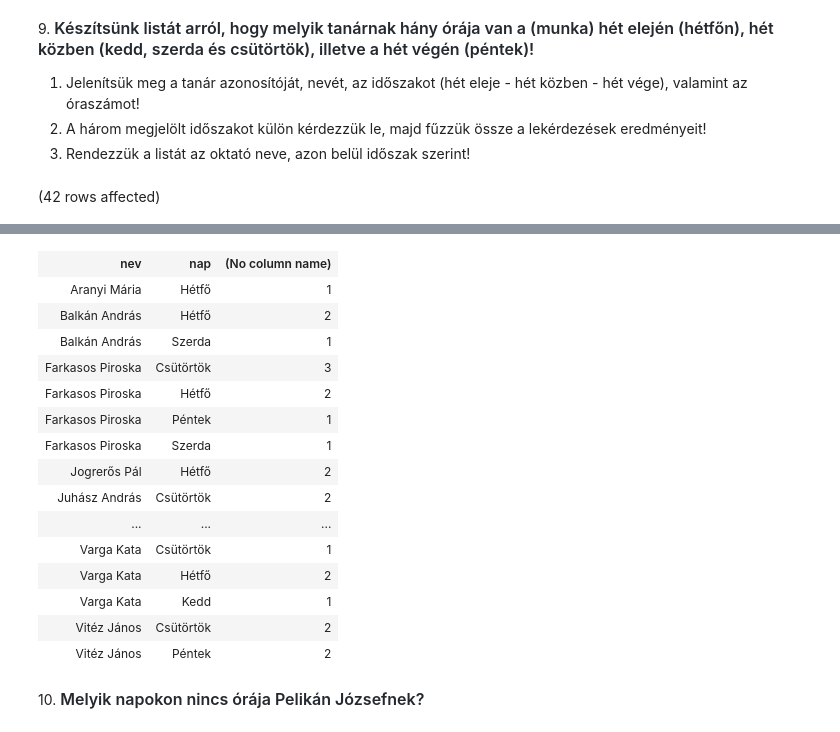
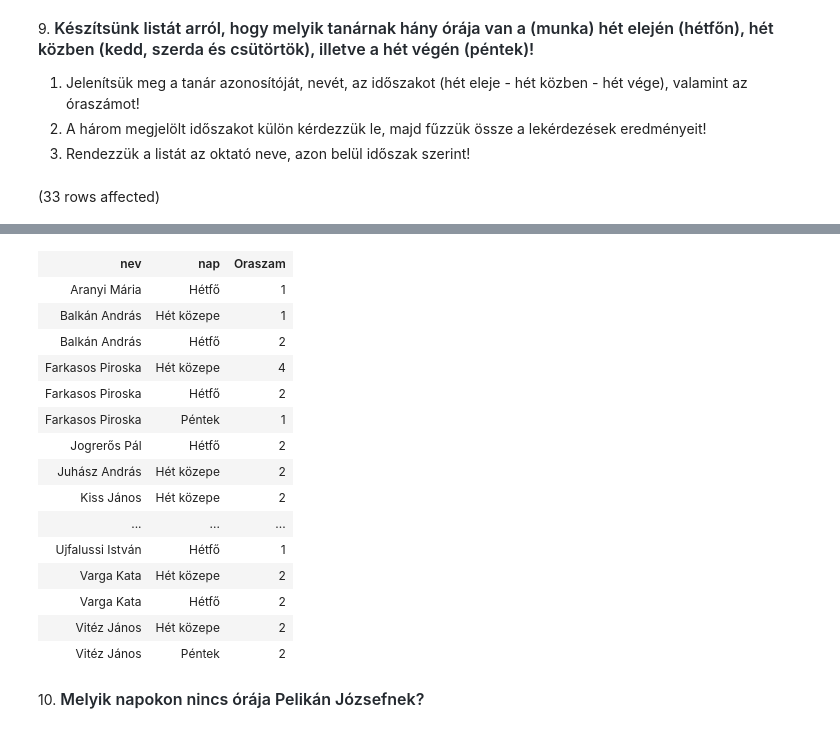
Before and after one commit to Munti05/sql_gyak, a Jupyter notebook: gyakorlat03_feladatok.ipynb, the cells around one changed output, grey strips where cells are left out. Drawn from its saved outputs; the diff is of its cells as text; code cells hidden in the pictures.

```diff
--- a/gyakorlat03_feladatok.ipynb
+++ b/gyakorlat03_feladatok.ipynb
@@ -201,7 +201,7 @@ Total execution time: 00:00:00.058
 2. A három megjelölt időszakot külön kérdezzük le, majd fűzzük össze a lekérdezések eredményeit!
 3. Rendezzük a listát az oktató neve, azon belül időszak szerint!
 # %%
-SELECT ok.nev, n.nap, COUNT(o.ora_id)
+SELECT ok.nev, n.nap, COUNT(o.ora_id) as 'Oraszam'
 FROM Oktatok ok JOIN Orak o ON ok.oktato_id = o.tanar
     JOIN Napok n ON n.nap_id = o.nap
 Where n.nap = 'Hétfő'
@@ -210,20 +210,26 @@ GROUP BY ok.nev, n.nap
 
 UNION
 
-SELECT ok.nev, n.nap, COUNT(o.ora_id)
+SELECT ok.nev,
+    Case
+        when n.nap in ('Kedd', 'Szerda', 'Csütörtök') then 'Hét közepe'
+    end,
+COUNT(o.ora_id) as 'Oraszam'
 FROM Oktatok ok JOIN Orak o ON ok.oktato_id = o.tanar
     JOIN Napok n ON n.nap_id = o.nap
 Where n.nap IN ('Kedd', 'Szerda', 'Csütörtök')
-GROUP BY ok.nev, n.nap
-
+GROUP BY ok.nev,
+    Case
+        when n.nap in ('Kedd', 'Szerda', 'Csütörtök') then 'Hét közepe'
+    end
 
 UNION
 
-SELECT ok.nev, n.nap, COUNT(o.ora_id)
+SELECT ok.nev, n.nap, COUNT(o.ora_id) as 'Oraszam'
 FROM Oktatok ok JOIN Orak o ON ok.oktato_id = o.tanar
     JOIN Napok n ON n.nap_id = o.nap
 Where n.nap = 'Péntek'
 GROUP BY ok.nev, n.nap
 ORDER BY ok.nev, n.nap
 # %% [output]
-(42 rows affected)
+(33 rows affected)
@@ -231,18 +237,18 @@ Total execution time: 00:00:00.063
-| nev | nap | (No column name) |
+| nev | nap | Oraszam |
 | Aranyi Mária | Hétfő | 1 |
+| Balkán András | Hét közepe | 1 |
 | Balkán András | Hétfő | 2 |
-| Balkán András | Szerda | 1 |
-| Farkasos Piroska | Csütörtök | 3 |
+| Farkasos Piroska | Hét közepe | 4 |
 | Farkasos Piroska | Hétfő | 2 |
 | Farkasos Piroska | Péntek | 1 |
-| Farkasos Piroska | Szerda | 1 |
 | Jogrerős Pál | Hétfő | 2 |
-| Juhász András | Csütörtök | 2 |
+| Juhász András | Hét közepe | 2 |
+| Kiss János | Hét közepe | 2 |
 | ... | ... | ... |
-| Varga Kata | Csütörtök | 1 |
+| Ujfalussi István | Hétfő | 1 |
+| Varga Kata | Hét közepe | 2 |
 | Varga Kata | Hétfő | 2 |
-| Varga Kata | Kedd | 1 |
-| Vitéz János | Csütörtök | 2 |
+| Vitéz János | Hét közepe | 2 |
 | Vitéz János | Péntek | 2 |
 # %% [markdown]
 10. <span style="background-color: rgb(255, 255, 255); color: rgb(36, 41, 47); font-family: -apple-system, BlinkMacSystemFont, &quot;Segoe UI&quot;, Helvetica, Arial, sans-serif, &quot;Apple Color Emoji&quot;, &quot;Segoe UI Emoji&quot;; font-size: 16px; font-weight: 600;">Melyik napokon nincs órája Pelikán Józsefnek?</span>
```
Also changed, not shown: parts of 1 cell of this notebook.
